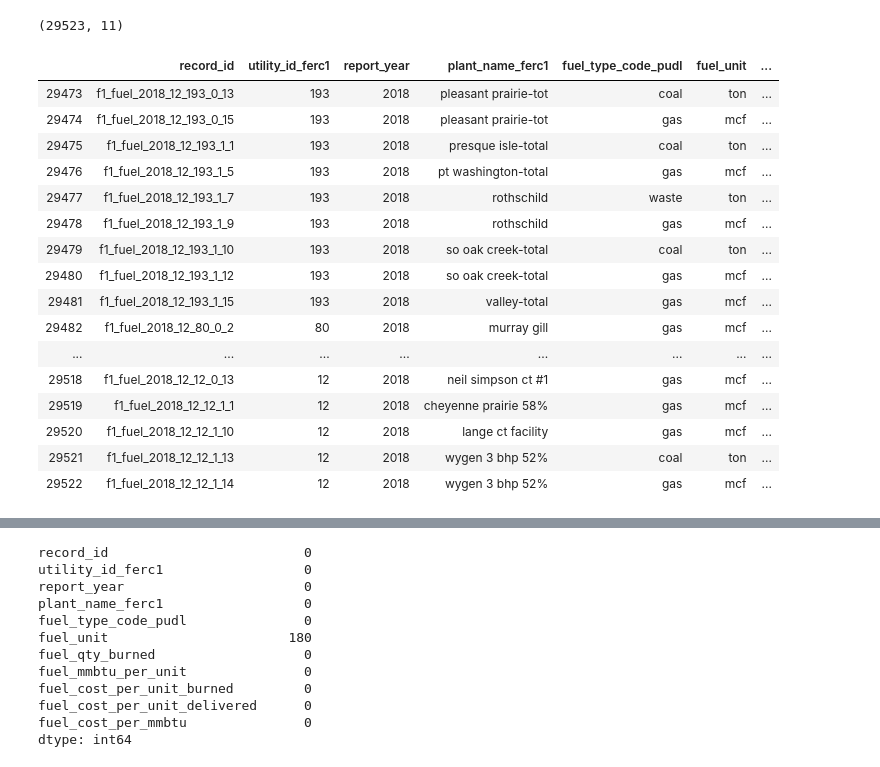
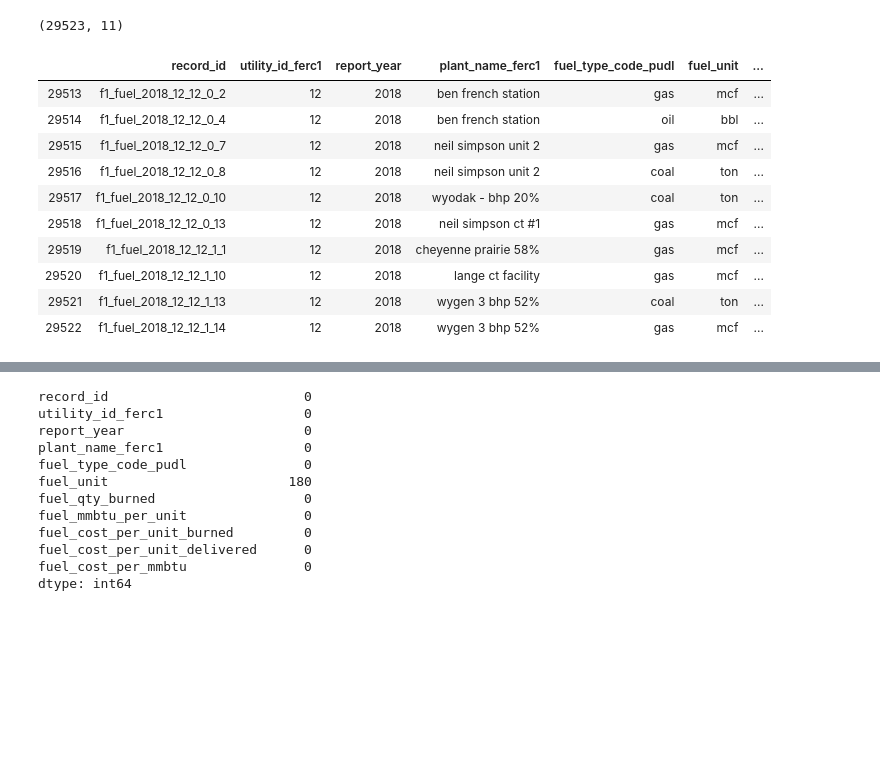
Before and after one commit to adeakinwe/HamoyeColabNotes, a Jupyter notebook: Stage1.ipynb, the cells around one changed output, grey strips where cells are left out. Saved outputs shown, nothing was run; the diff lists cells and outputs as text; code cells hidden in the pictures; blank space fills up the shorter version.

```diff
--- a/Stage1.ipynb
+++ b/Stage1.ipynb
@@ -362,20 +370,14 @@ fuel_data.shape
 # %% [output]
 (29523, 11)
 # %%
-fuel_data.tail(50)
+fuel_data.tail(10)
 # %% [output]
 |  | record_id | utility_id_ferc1 | report_year | plant_name_ferc1 | fuel_type_code_pudl | fuel_unit | ... |
-| 29473 | f1_fuel_2018_12_193_0_13 | 193 | 2018 | pleasant prairie-tot | coal | ton | ... |
-| 29474 | f1_fuel_2018_12_193_0_15 | 193 | 2018 | pleasant prairie-tot | gas | mcf | ... |
-| 29475 | f1_fuel_2018_12_193_1_1 | 193 | 2018 | presque isle-total | coal | ton | ... |
-| 29476 | f1_fuel_2018_12_193_1_5 | 193 | 2018 | pt washington-total | gas | mcf | ... |
-| 29477 | f1_fuel_2018_12_193_1_7 | 193 | 2018 | rothschild | waste | ton | ... |
-| 29478 | f1_fuel_2018_12_193_1_9 | 193 | 2018 | rothschild | gas | mcf | ... |
-| 29479 | f1_fuel_2018_12_193_1_10 | 193 | 2018 | so oak creek-total | coal | ton | ... |
-| 29480 | f1_fuel_2018_12_193_1_12 | 193 | 2018 | so oak creek-total | gas | mcf | ... |
-| 29481 | f1_fuel_2018_12_193_1_15 | 193 | 2018 | valley-total | gas | mcf | ... |
-| 29482 | f1_fuel_2018_12_80_0_2 | 80 | 2018 | murray gill | gas | mcf | ... |
-| ... | ... | ... | ... | ... | ... | ... | ... |
+| 29513 | f1_fuel_2018_12_12_0_2 | 12 | 2018 | ben french station | gas | mcf | ... |
+| 29514 | f1_fuel_2018_12_12_0_4 | 12 | 2018 | ben french station | oil | bbl | ... |
+| 29515 | f1_fuel_2018_12_12_0_7 | 12 | 2018 | neil simpson unit 2 | gas | mcf | ... |
+| 29516 | f1_fuel_2018_12_12_0_8 | 12 | 2018 | neil simpson unit 2 | coal | ton | ... |
+| 29517 | f1_fuel_2018_12_12_0_10 | 12 | 2018 | wyodak - bhp 20% | coal | ton | ... |
 | 29518 | f1_fuel_2018_12_12_0_13 | 12 | 2018 | neil simpson ct #1 | gas | mcf | ... |
 | 29519 | f1_fuel_2018_12_12_1_1 | 12 | 2018 | cheyenne prairie 58% | gas | mcf | ... |
 | 29520 | f1_fuel_2018_12_12_1_10 | 12 | 2018 | lange ct facility | gas | mcf | ... |
```
Also changed, not shown: parts of 13 cells of this notebook, 4 other files.
